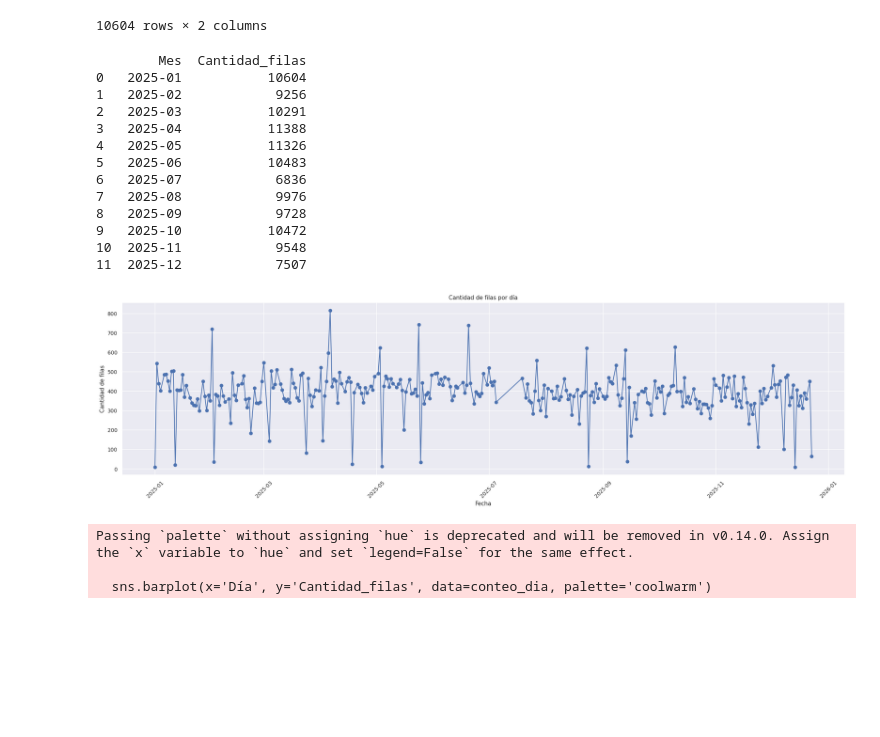
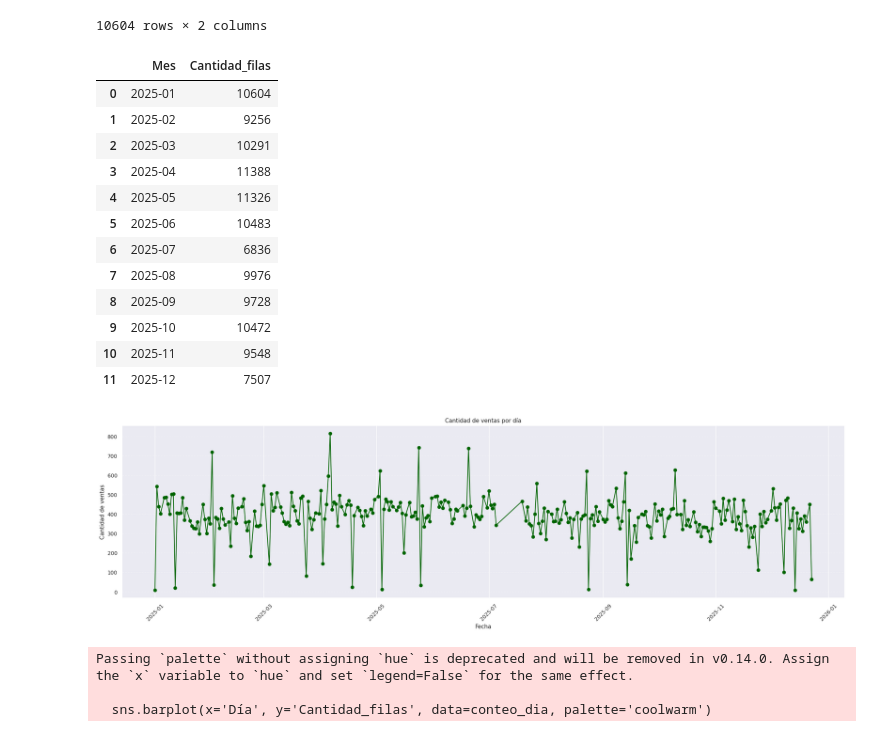
Before and after one commit to 4GeeksAcademy/sp-ml-20-final-project-g2, a Jupyter notebook: src/eda-guillermo.ipynb, the cells around one changed output. Saved outputs shown, nothing was run; the diff lists cells and outputs as text; code cells hidden in the pictures; blank space fills up the shorter version.

```diff
--- a/src/eda-guillermo.ipynb
+++ b/src/eda-guillermo.ipynb
@@ -755,21 +714,21 @@ df[['Mes','Total sin Gravar']].head(10604)
 10604 rows × 2 columns
 # %%
 ventas_mensual = df.groupby('Mes').size().reset_index(name='Cantidad_filas')
-print(ventas_mensual)
+ventas_mensual
 # %% [output]
-        Mes  Cantidad_filas
-0   2025-01           10604
-1   2025-02            9256
-2   2025-03           10291
-3   2025-04           11388
-4   2025-05           11326
-5   2025-06           10483
-6   2025-07            6836
-7   2025-08            9976
-8   2025-09            9728
-9   2025-10           10472
-10  2025-11            9548
-11  2025-12            7507
+|  | Mes | Cantidad_filas |
+| 0 | 2025-01 | 10604 |
+| 1 | 2025-02 | 9256 |
+| 2 | 2025-03 | 10291 |
+| 3 | 2025-04 | 11388 |
+| 4 | 2025-05 | 11326 |
+| 5 | 2025-06 | 10483 |
+| 6 | 2025-07 | 6836 |
+| 7 | 2025-08 | 9976 |
+| 8 | 2025-09 | 9728 |
+| 9 | 2025-10 | 10472 |
+| 10 | 2025-11 | 9548 |
+| 11 | 2025-12 | 7507 |
 # %%
 df['Día'] = df['Fecha'].dt.day
 # %%
@@ -782,17 +741,18 @@ conteo_enero = df_enero.groupby('Día').size().reset_index(name='Cantidad_filas'
 # %%
 # Agrupar por fecha completa
 conteo_fecha = df.groupby(df['Fecha'].dt.date).size().reset_index(name='Cantidad_filas')
 
 # Graficar línea para ver la evolución diaria
-plt.figure(figsize=(25,6))
-plt.plot(conteo_fecha['Fecha'], conteo_fecha['Cantidad_filas'], marker='o', linestyle='-')
+plt.figure(figsize=(25,6), facecolor="white")  # Fondo blanco
+plt.plot(conteo_fecha['Fecha'], conteo_fecha['Cantidad_filas'],
+         marker='o', linestyle='-', color='darkgreen')  # Línea y marcadores verdes
 plt.xlabel('Fecha')
-plt.ylabel('Cantidad de filas')
-plt.title('Cantidad de filas por día')
+plt.ylabel('Cantidad de ventas')
+plt.title('Cantidad de ventas por día')
 plt.xticks(rotation=45)
-plt.grid(True)
+plt.grid(axis="y", linestyle="--", alpha=0.4)  # Solo líneas horizontales de la grilla
 plt.show()
 # %% [output]
-[figure, old version]
+[figure, new version]
 # %%
 mes_objetivo = '2025-01'
```
Also changed, not shown: parts of 10 cells of this notebook, 2 other files.
